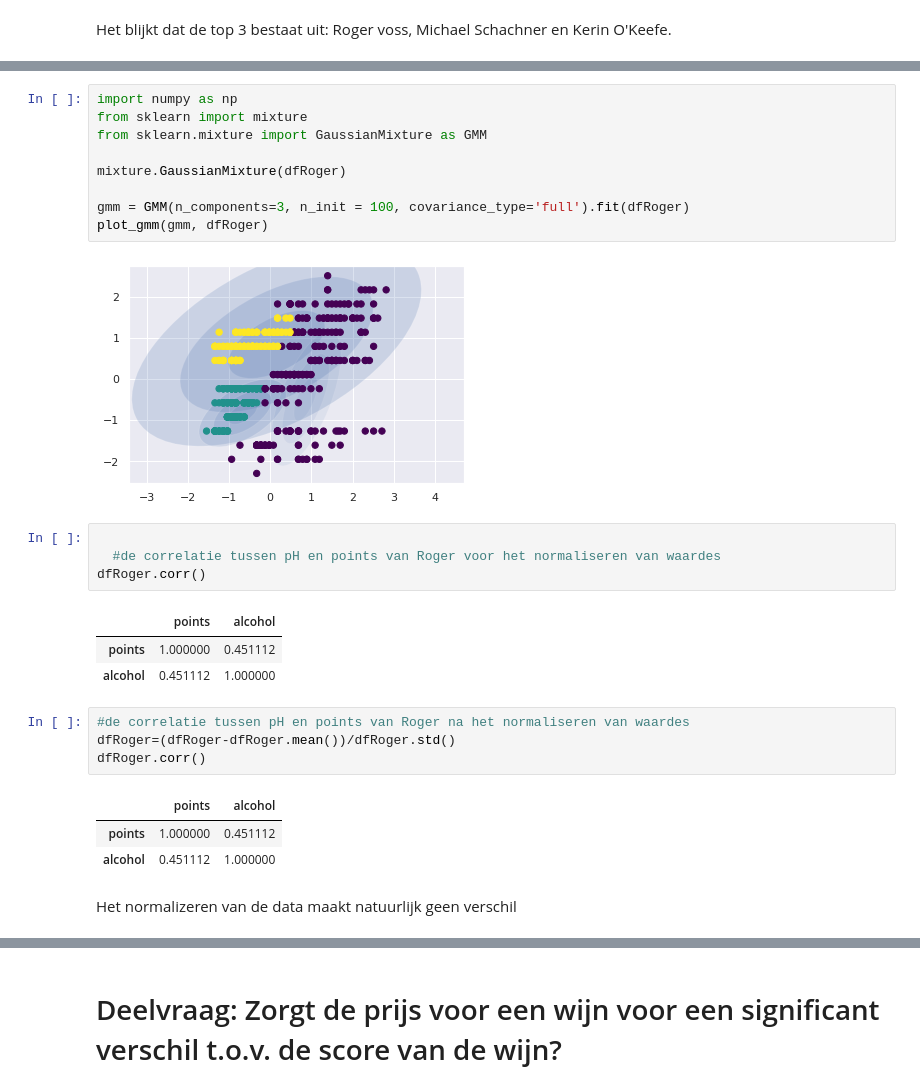
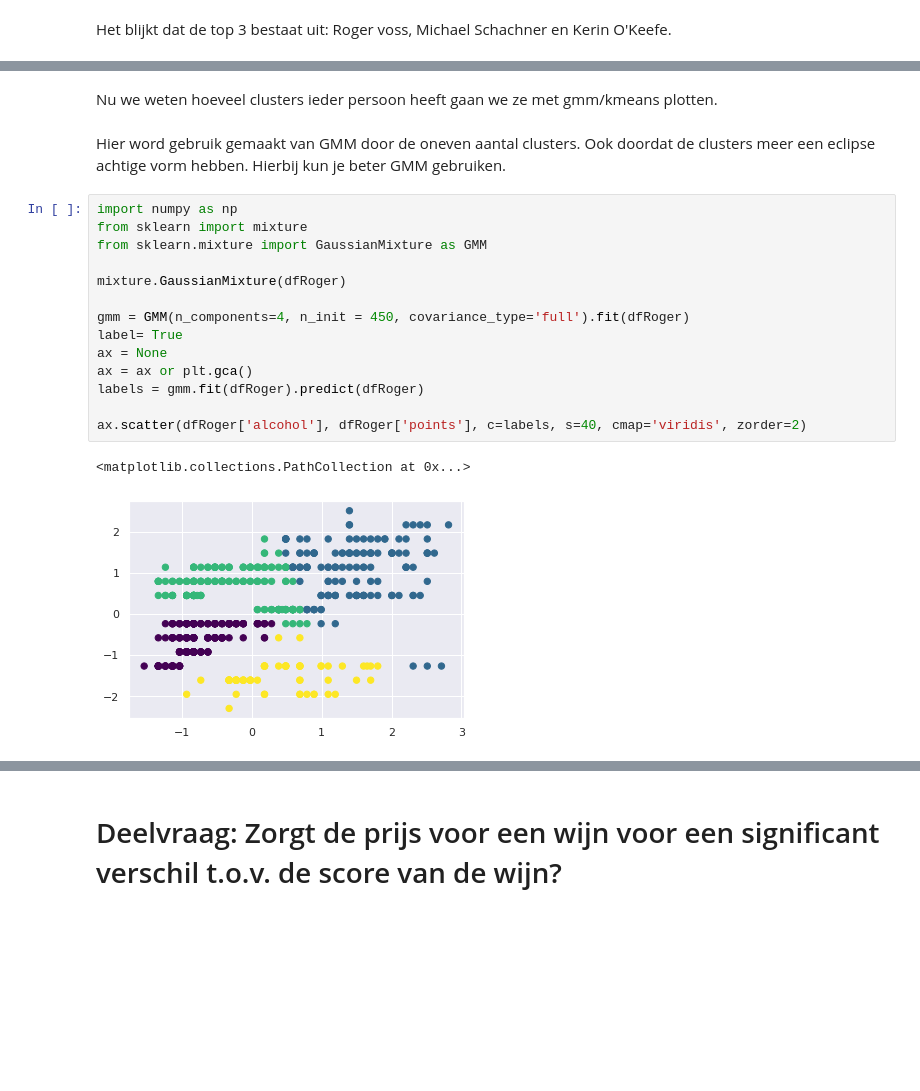
Before and after one commit to TijsS/jupyterNotebook, a Jupyter notebook: Copy_of_WijnOnderzoek.ipynb, the cells around one changed output, grey strips where cells are left out. Cells and saved outputs as stored; diff of their text form; blank space fills up the shorter version.

```diff
--- a/Copy_of_WijnOnderzoek.ipynb
+++ b/Copy_of_WijnOnderzoek.ipynb
@@ -235,29 +244,21 @@ def plot_gmm(gmm, X, label=True, ax=None):
+# %% [markdown]
+Nu we weten hoeveel clusters ieder persoon heeft gaan we ze met gmm/kmeans plotten.
+# %% [markdown]
+Hier word gebruik gemaakt van GMM door de oneven aantal clusters. Ook doordat de clusters meer een eclipse achtige vorm hebben. Hierbij kun je beter GMM gebruiken.
 # %%
 import numpy as np
 from sklearn import mixture
 from sklearn.mixture import GaussianMixture as GMM
 
 mixture.GaussianMixture(dfRoger)
 
-gmm = GMM(n_components=3, n_init = 100, covariance_type='full').fit(dfRoger)
-plot_gmm(gmm, dfRoger)
+gmm = GMM(n_components=4, n_init = 450, covariance_type='full').fit(dfRoger)
+label= True
+ax = None
+ax = ax or plt.gca()
+labels = gmm.fit(dfRoger).predict(dfRoger)
+
+ax.scatter(dfRoger['alcohol'], dfRoger['points'], c=labels, s=40, cmap='viridis', zorder=2)
 # %% [output]
+<matplotlib.collections.PathCollection at 0x...>
-[figure, old version]
+[figure, new version]
-# %%
-
-  #de correlatie tussen pH en points van Roger voor het normaliseren van waardes
-dfRoger.corr()
-# %% [output]
-|  | points | alcohol |
-| points | 1.000000 | 0.451112 |
-| alcohol | 0.451112 | 1.000000 |
-# %%
-#de correlatie tussen pH en points van Roger na het normaliseren van waardes
-dfRoger=(dfRoger-dfRoger.mean())/dfRoger.std()
-dfRoger.corr()
-# %% [output]
-|  | points | alcohol |
-| points | 1.000000 | 0.451112 |
-| alcohol | 0.451112 | 1.000000 |
-# %% [markdown]
-Het normalizeren van de data maakt natuurlijk geen verschil
```
Also changed, not shown: parts of 25 cells of this notebook.
